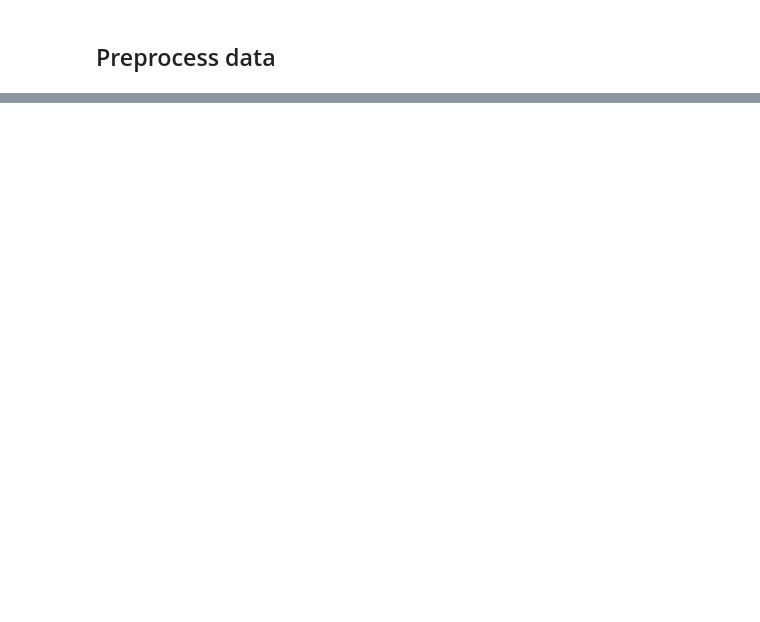
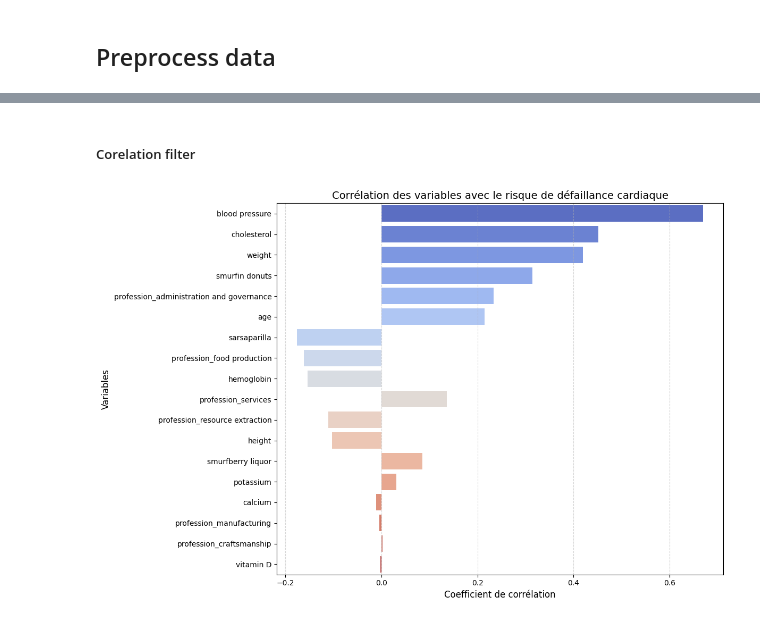
Before and after one commit to thomasrixen/LELEC2870-Project, a Jupyter notebook: Part1/Part1.ipynb, the cells around one changed output, grey strips where cells are left out. Drawn from its saved outputs; the diff is of its cells as text; code cells hidden in the pictures; blank space fills up the shorter version.

```diff
--- a/Part1/Part1.ipynb
+++ b/Part1/Part1.ipynb
@@ -78,0 +193,23 @@ ValueError: could not convert string to float: 'heart_1466.png'
+# %% [markdown]
+##### Corelation filter
+# %%
+# Corrélation entre chaque variable et la cible
+correlations = pd.Series([
+    np.corrcoef(X_train[col], y_train.values.ravel())[0, 1]
+    for col in X_train.columns
+], index=X_train.columns)
+
+# Tri des corrélations absolues
+correlations_sorted = correlations.sort_values(key=lambda x: x.abs(), ascending=False)
+
+# Visualisation
+plt.figure(figsize=(12, 8))
+sns.barplot(x=correlations_sorted.values, y=correlations_sorted.index, palette="coolwarm")
+plt.title("Corrélation des variables avec le risque de défaillance cardiaque", fontsize=14)
+plt.xlabel("Coefficient de corrélation", fontsize=12)
+plt.ylabel("Variables", fontsize=12)
+plt.grid(axis='x', linestyle='--', alpha=0.5)
+plt.tight_layout()
+plt.show()
+# %% [output]
+[figure, added]
```
Also changed, not shown: parts of 17 cells of this notebook, 1 other file.
